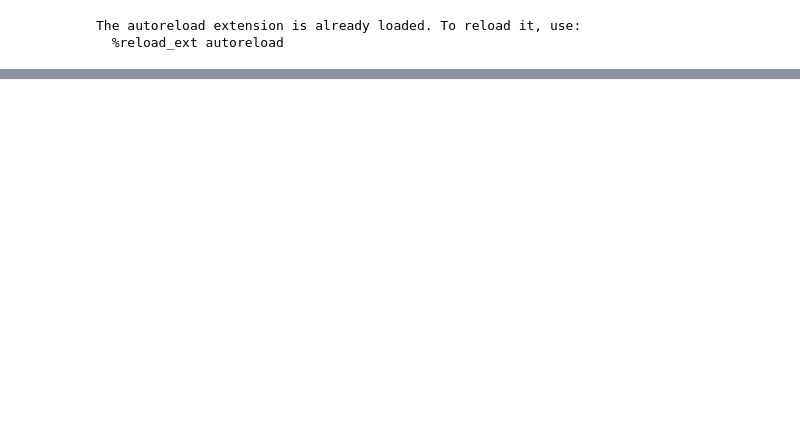
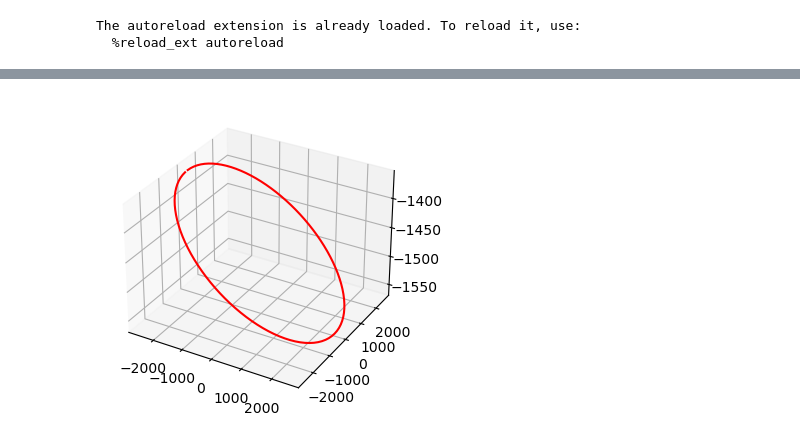
Before and after one commit to gutter-mouth/InchwormMeasurement, a Jupyter notebook: simulate_20221030.ipynb, the cells around one changed output, grey strips where cells are left out. Saved outputs shown, nothing was run; the diff lists cells and outputs as text; code cells hidden in the pictures; blank space fills up the shorter version.

```diff
--- a/simulate_20221030.ipynb
+++ b/simulate_20221030.ipynb
@@ -108,0 +315,4 @@ array([[1., 1., 1., 1.],
+# %%
+utils.plot3( S.R.P[4])
+# %% [output]
+[figure, added]
```
Also changed, not shown: parts of 16 cells of this notebook.
